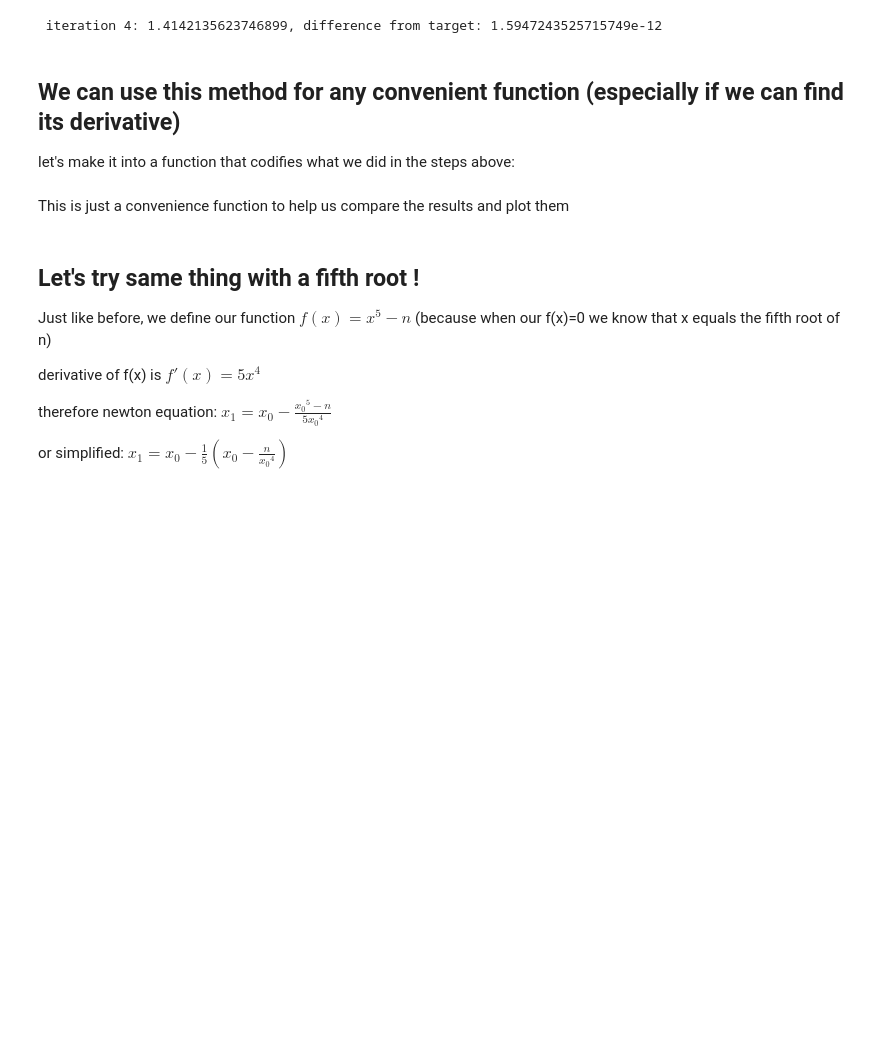
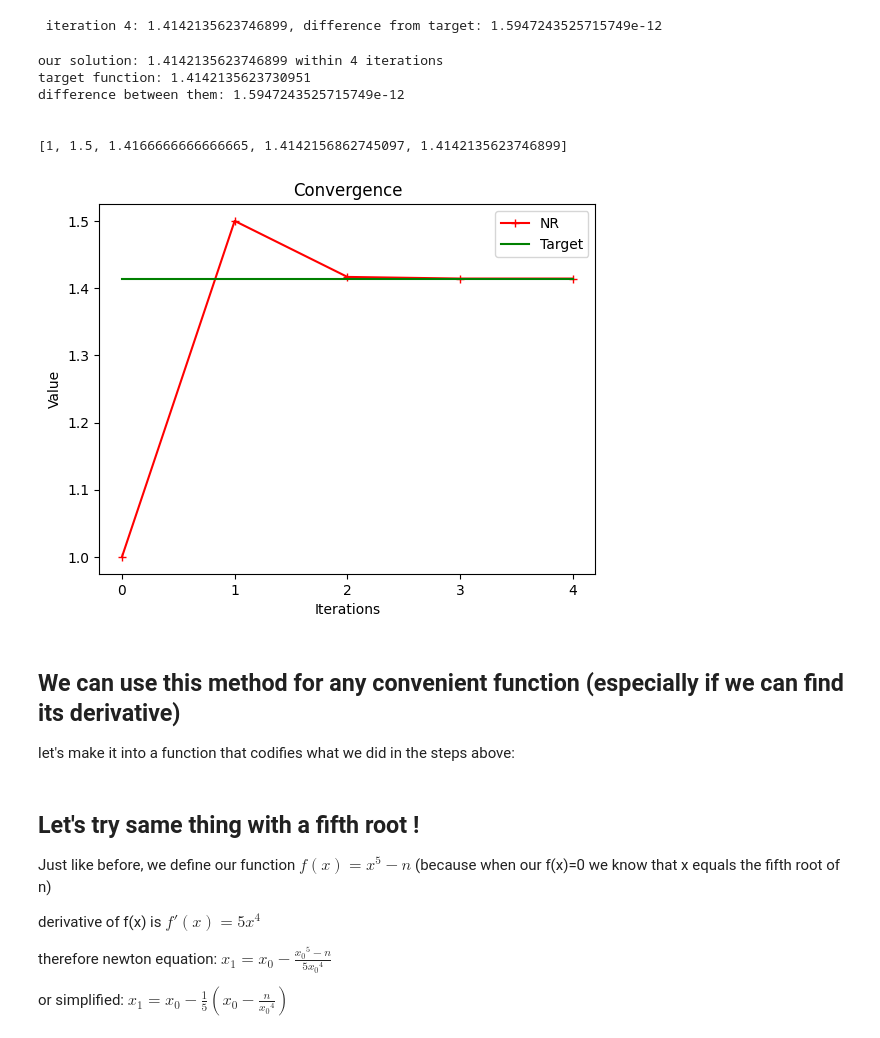
Before and after one commit to agvaniya/jupyter, a Jupyter notebook: newton_method.ipynb, the cells around one changed output. Saved outputs shown, nothing was run; the diff lists cells and outputs as text; code cells hidden in the pictures; blank space fills up the shorter version.

```diff
--- a/newton_method.ipynb
+++ b/newton_method.ipynb
@@ -61,6 +71,16 @@ x4 = x3 - 0.5 * (x3 - 2/x3)
 print(f' iteration 4: {x4}, difference from target: {math.fabs(x4-target)}')
 # %% [output]
  iteration 4: 1.4142135623746899, difference from target: 1.5947243525715749e-12
+# %%
+plot_res(x4,4,[x0,x1,x2,x3,x4], sqrt, n)
+# %% [output]
+our solution: 1.4142135623746899 within 4 iterations
+target function: 1.4142135623730951
+difference between them: 1.5947243525715749e-12
+
+
+[1, 1.5, 1.4166666666666665, 1.4142156862745097, 1.4142135623746899]
+[figure, added]
 # %% [markdown]
 ## We can use this method for any convenient function (especially if we can find its derivative)
 
@@ -79,3 +99 @@ def newton_raphson(n, x0, f):
             return results[-1], -1, results
-# %% [markdown]
-This is just a convenience function to help us compare the results and plot them
```
Also changed, not shown: parts of 10 cells of this notebook.
